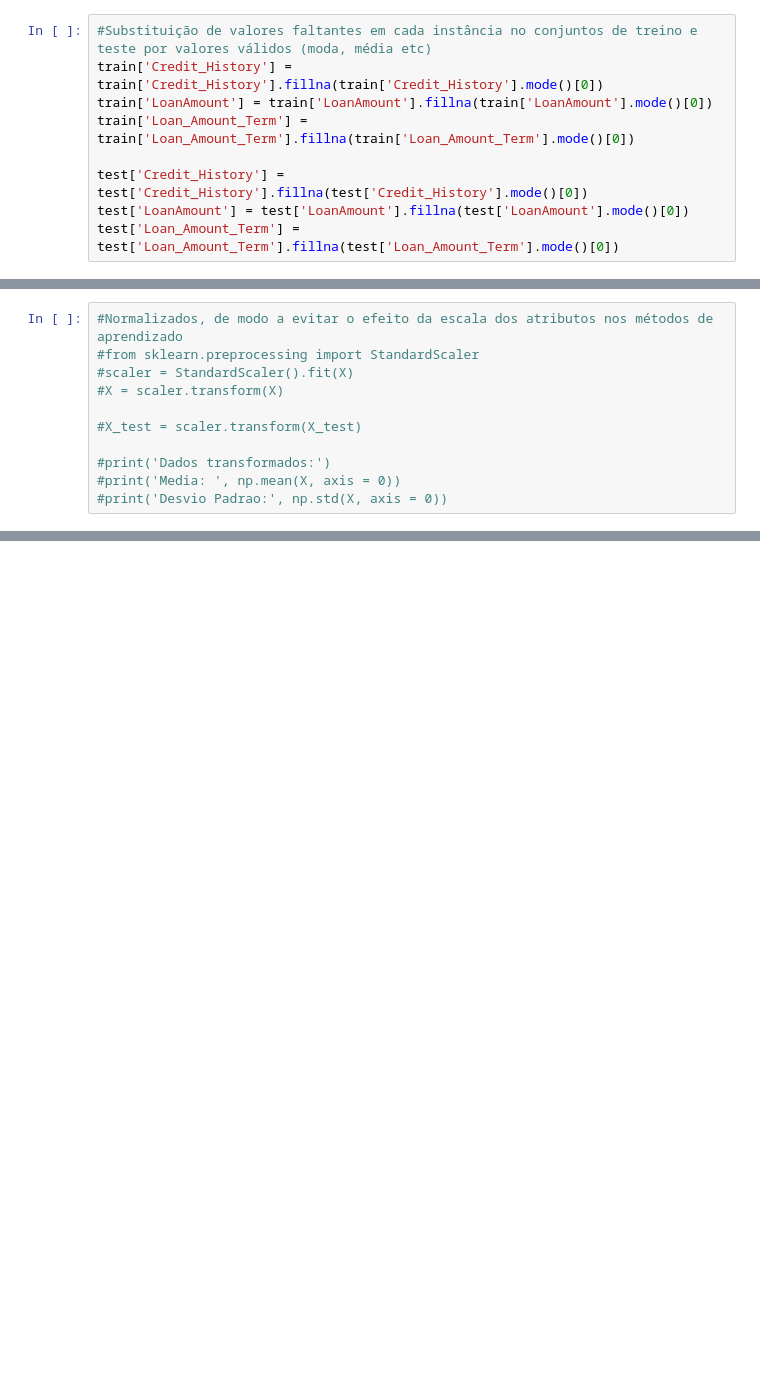
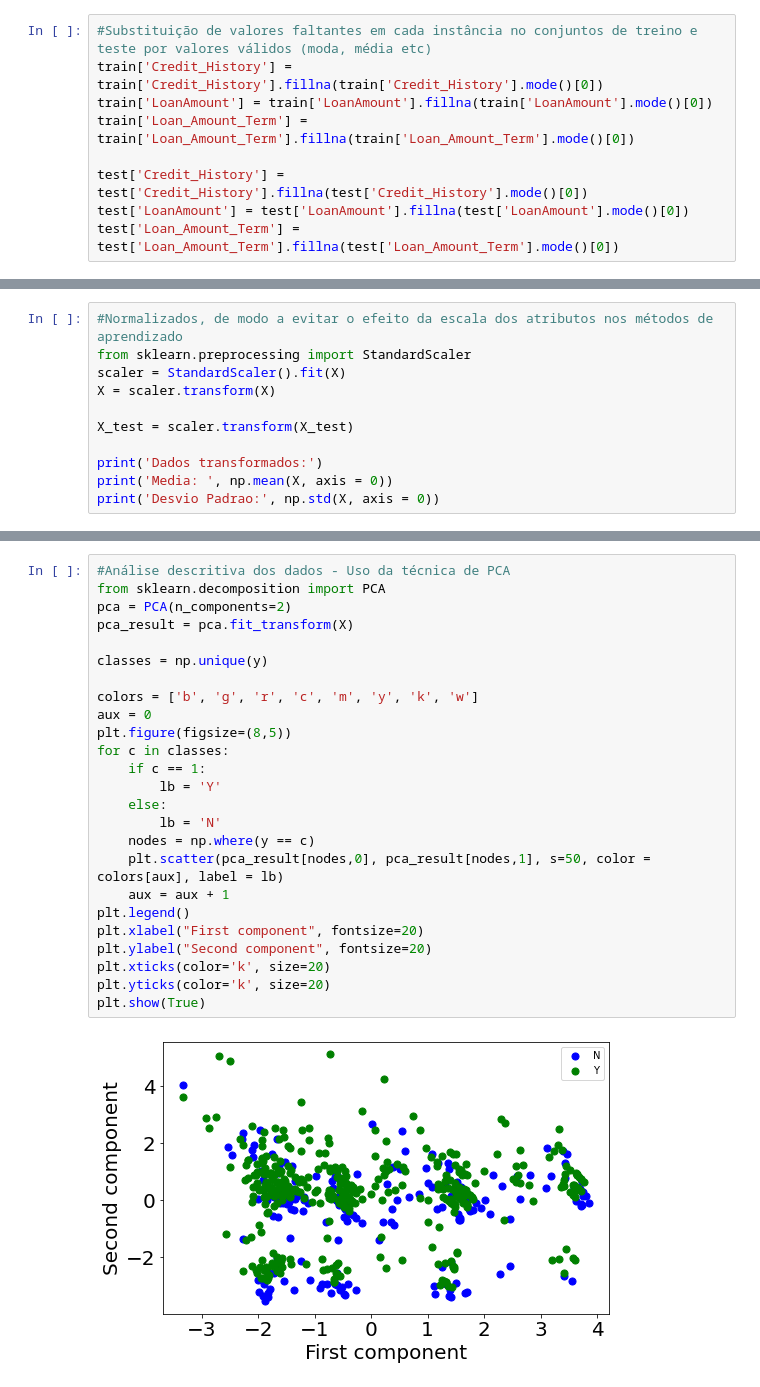
Before and after one commit to mauriciosobrinho/credit-risk-predict, a Jupyter notebook: models/credit-risk-model.ipynb, the cells around one changed output, grey strips where cells are left out. Cells and saved outputs as stored; diff of their text form; blank space fills up the shorter version.

```diff
--- a/models/credit-risk-model.ipynb
+++ b/models/credit-risk-model.ipynb
@@ -68,11 +249,11 @@ print(X)
 # %%
 #Normalizados, de modo a evitar o efeito da escala dos atributos nos métodos de aprendizado
-#from sklearn.preprocessing import StandardScaler
-#scaler = StandardScaler().fit(X)
-#X = scaler.transform(X)
+from sklearn.preprocessing import StandardScaler
+scaler = StandardScaler().fit(X)
+X = scaler.transform(X)
 
-#X_test = scaler.transform(X_test)
+X_test = scaler.transform(X_test)
 
-#print('Dados transformados:')
-#print('Media: ', np.mean(X, axis = 0))
-#print('Desvio Padrao:', np.std(X, axis = 0))
+print('Dados transformados:')
+print('Media: ', np.mean(X, axis = 0))
+print('Desvio Padrao:', np.std(X, axis = 0))
@@ -90,0 +285,27 @@ y_pred = model.predict(x_test)
+# %%
+#Análise descritiva dos dados - Uso da técnica de PCA
+from sklearn.decomposition import PCA
+pca = PCA(n_components=2)
+pca_result = pca.fit_transform(X)
+
+classes = np.unique(y)
+
+colors = ['b', 'g', 'r', 'c', 'm', 'y', 'k', 'w']
+aux = 0
+plt.figure(figsize=(8,5))
+for c in classes:
+    if c == 1:
+        lb = 'Y'
+    else:
+        lb = 'N'
+    nodes = np.where(y == c)
+    plt.scatter(pca_result[nodes,0], pca_result[nodes,1], s=50, color = colors[aux], label = lb)
+    aux = aux + 1
+plt.legend()
+plt.xlabel("First component", fontsize=20)
+plt.ylabel("Second component", fontsize=20)
+plt.xticks(color='k', size=20)
+plt.yticks(color='k', size=20)
+plt.show(True)
+# %% [output]
+[figure, added]
```
Also changed, not shown: parts of 21 cells of this notebook.
